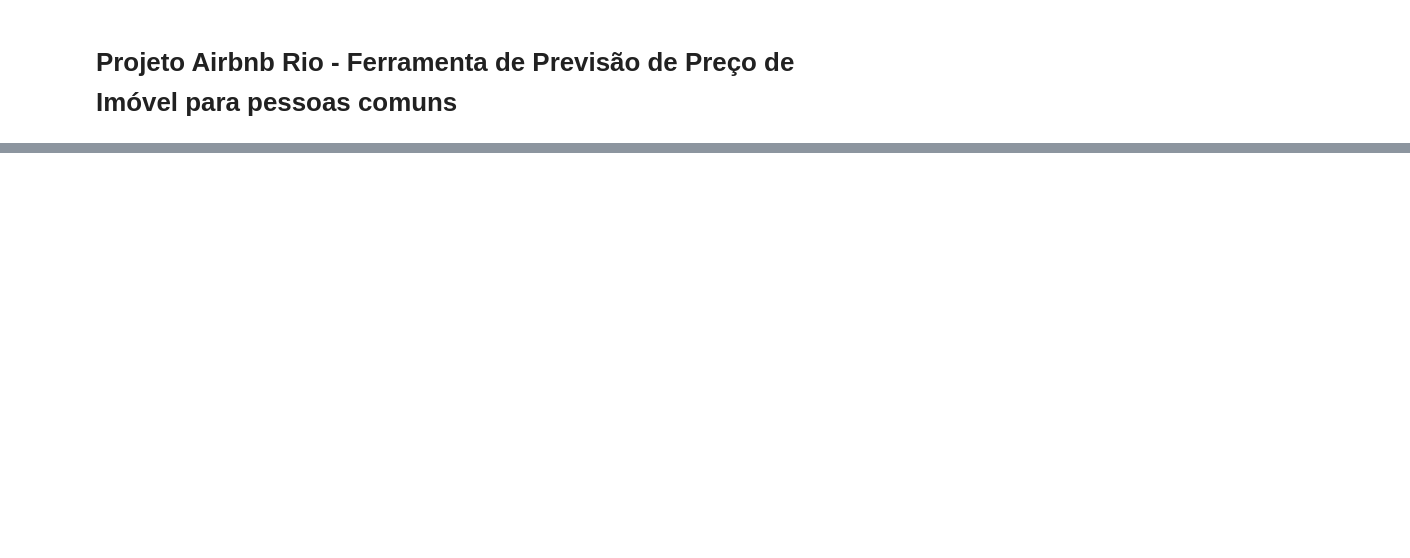
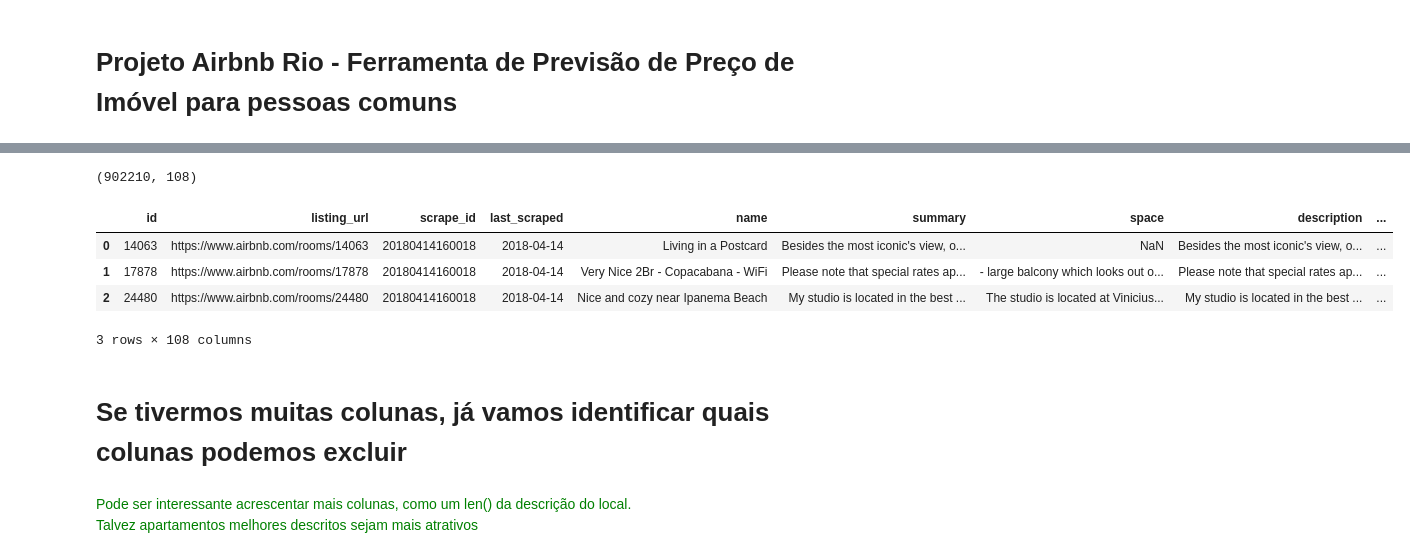
Before and after one commit to Carolinefcg/Python_Fundamentals, a Jupyter notebook: 3. Projeto DS - Airbnb Rio.ipynb, the cells around one changed output, grey strips where cells are left out. Drawn from its saved outputs; the diff is of its cells as text; code cells hidden in the pictures; blank space fills up the shorter version.

```diff
--- a/3. Projeto DS - Airbnb Rio.ipynb
+++ b/3. Projeto DS - Airbnb Rio.ipynb
@@ -111,0 +65,28 @@ teste3.head(3)
+# %%
+def month_filename(filename):
+    month = 0
+    year = 0
+    if filename[:3] in meses.keys():
+        month = meses[filename[:3]]
+        year = int(filename[-8:(len(filename)-4)]) #.csv files
+    return(month, year)
+# %%
+def multiple_zips_get_months(zippedFile, dataframe = pd.DataFrame(), file_type = '.csv', low_memory = False):
+    for i, text_file in enumerate(zippedFile.infolist()):
+        if (text_file.filename.endswith(file_type)):
+            # show progress
+            print('{}/{} ({:.0%}) >> {}'.format((i+1), len(zip_file.infolist()),
+                                (i+1)/len(zip_file.infolist()),
+                                 text_file.filename))
+            # read file
+            file = pd.read_csv(zippedFile.open(text_file.filename), low_memory= low_memory)
+
+            # add month and year
+            just_filename = re.findall(re.compile(r'/(.+)'),text_file.filename)[0]
+            mes, ano = month_filename(just_filename)
+            file['mes'] = mes
+            file['ano'] = ano
+
+            # concat files
+            dataframe = pd.concat([dataframe, file])
+    return dataframe
@@ -111,0 +121,2 @@ teste3.head(3)
+# %%
+base_airbnb_raw = multiple_zips_get_months(zip_file)
@@ -111,0 +141,19 @@ teste3.head(3)
+# %%
+base_airbnb = base_airbnb_raw.copy()
+# %%
+base_airbnb.shape
+# %% [output]
+(902210, 108)
+# %%
+base_airbnb.head(3)
+# %% [output]
+|  | id | listing_url | scrape_id | last_scraped | name | summary | space | description | ... |
+| 0 | 14063 | https://www.airbnb.com/rooms/14063 | 20180414160018 | 2018-04-14 | Living in a Postcard | Besides the most iconic's view, o... | NaN | Besides the most iconic's view, o... | ... |
+| 1 | 17878 | https://www.airbnb.com/rooms/17878 | 20180414160018 | 2018-04-14 | Very Nice 2Br - Copacabana - WiFi | Please note that special rates ap... | - large balcony which looks out o... | Please note that special rates ap... | ... |
+| 2 | 24480 | https://www.airbnb.com/rooms/24480 | 20180414160018 | 2018-04-14 | Nice and cozy near Ipanema Beach | My studio is located in the best ... | The studio is located at Vinicius... | My studio is located in the best ... | ... |
+3 rows × 108 columns
+# %% [markdown]
+# Se tivermos muitas colunas, já vamos identificar quais colunas podemos excluir
+# %% [markdown]
+<font color = 'green'>Pode ser interessante acrescentar mais colunas, como um len() da descrição do local.
+    <br >Talvez apartamentos melhores descritos sejam mais atrativos </font>
```
Also changed, not shown: parts of 52 cells of this notebook.
